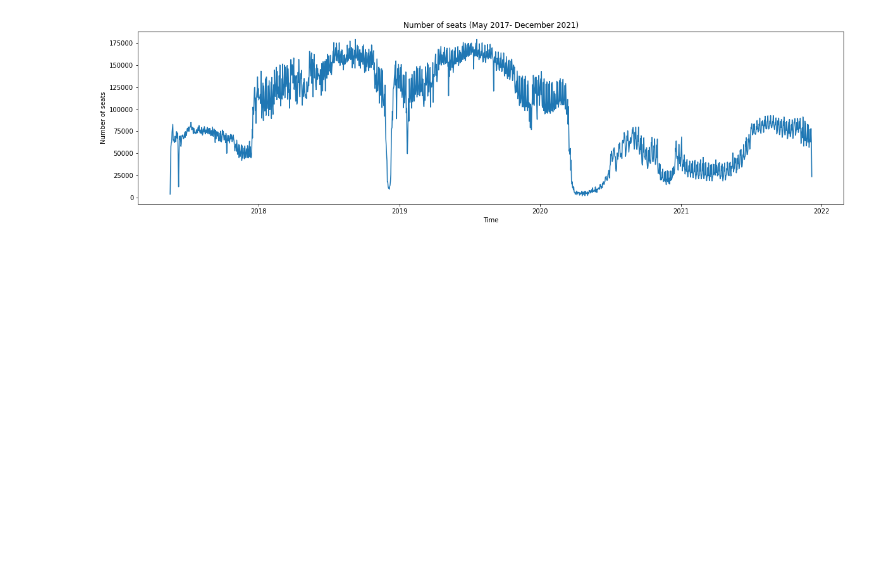
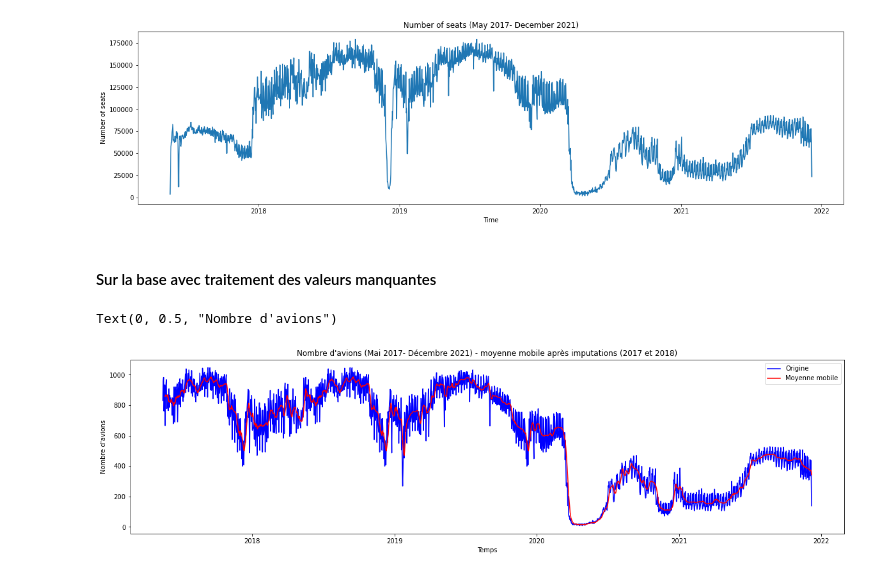
Before and after one commit to julienowack/stat_app, a Jupyter notebook: series temporelles.ipynb, the cells around one changed output. Saved outputs shown, nothing was run; the diff lists cells and outputs as text; code cells hidden in the pictures; blank space fills up the shorter version.

```diff
--- a/series temporelles.ipynb
+++ b/series temporelles.ipynb
@@ -82,3 +169,26 @@ plt.ylabel('Number of seats')
 # %% [output]
 Text(0, 0.5, 'Number of seats')
 [figure]
+# %% [markdown]
+#### Sur la base avec traitement des valeurs manquantes
+# %%
+#on regarde la série temporelle et la moyenne mobile du nombre d'avions après cette nouvelle imputation
+
+df_air_traffic_imput2_grouped = df_air_traffic_imput2.groupby('sheduled_time_start').sum()
+df_air_traffic_imput2_avions = df_air_traffic_imput2_grouped['number_planes']
+df_air_traffic_imput2_grouped.reset_index(inplace=True)
+
+x = df_air_traffic_imput2_grouped["sheduled_time_start"]
+y = df_air_traffic_imput2_grouped["number_planes"]
+z = rolling_mean = df_air_traffic_imput2_avions.rolling(window = 7).mean()
+
+fig = plt.figure(1, figsize=(20, 5))
+plt.plot(x,y, color = 'blue', label = 'Origine')
+plt.plot(x, z, color = 'red', label = 'Moyenne mobile')
+plt.title("Nombre d'avions (Mai 2017- Décembre 2021) - moyenne mobile après imputations (2017 et 2018)")
+plt.legend(loc = 'best')
+plt.xlabel('Temps')
+plt.ylabel("Nombre d'avions")
+# %% [output]
+Text(0, 0.5, "Nombre d'avions")
+[figure, added]
```
Also changed, not shown: parts of 14 cells of this notebook.
